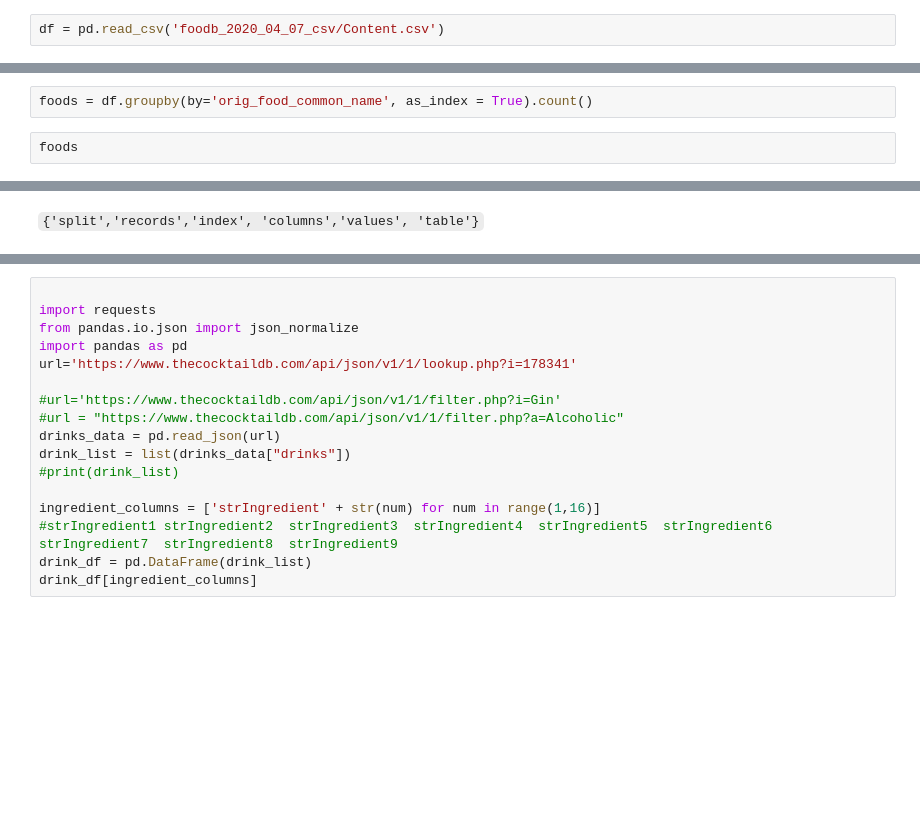
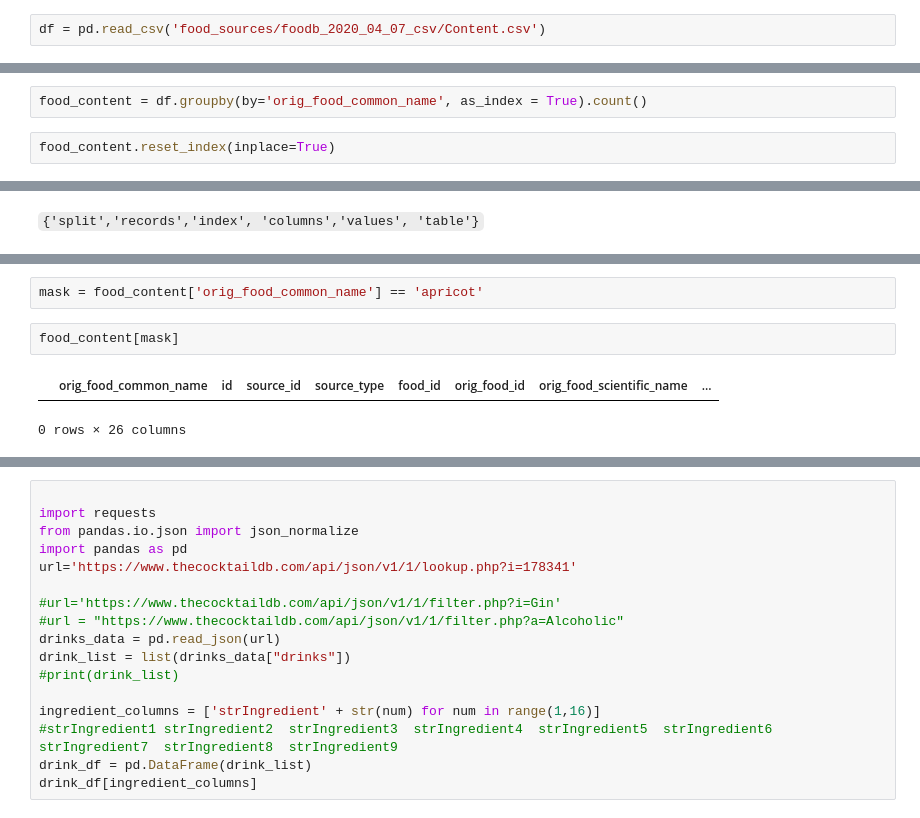
Before and after one commit to jmailman/to_cocktail_or_not_to, a Jupyter notebook: to_cocktail_or_not_scratch_area.ipynb, the cells around one changed output, grey strips where cells are left out. Saved outputs shown, nothing was run; the diff lists cells and outputs as text; blank space fills up the shorter version.

```diff
--- a/to_cocktail_or_not_scratch_area.ipynb
+++ b/to_cocktail_or_not_scratch_area.ipynb
@@ -1,7 +1,7 @@
 # %%
 import pandas as pd
 # %%
-df = pd.read_csv('foodb_2020_04_07_csv/Content.csv')
+df = pd.read_csv('food_sources/foodb_2020_04_07_csv/Content.csv')
 # %%
 df.columns
 # %% [output]
@@ -75,6 +75,6 @@ len(v_counts)
 # %% [output]
 9460
 # %%
-foods = df.groupby(by='orig_food_common_name', as_index = True).count()
+food_content = df.groupby(by='orig_food_common_name', as_index = True).count()
 # %%
-foods
+food_content.reset_index(inplace=True)
@@ -98,0 +99,7 @@ foods
+# %%
+mask = food_content['orig_food_common_name'] == 'apricot'
+# %%
+food_content[mask]
+# %% [output]
+|  | orig_food_common_name | id | source_id | source_type | food_id | orig_food_id | orig_food_scientific_name | ... |
+0 rows × 26 columns
```
Also changed, not shown: parts of 5 cells of this notebook, 6 other files.
